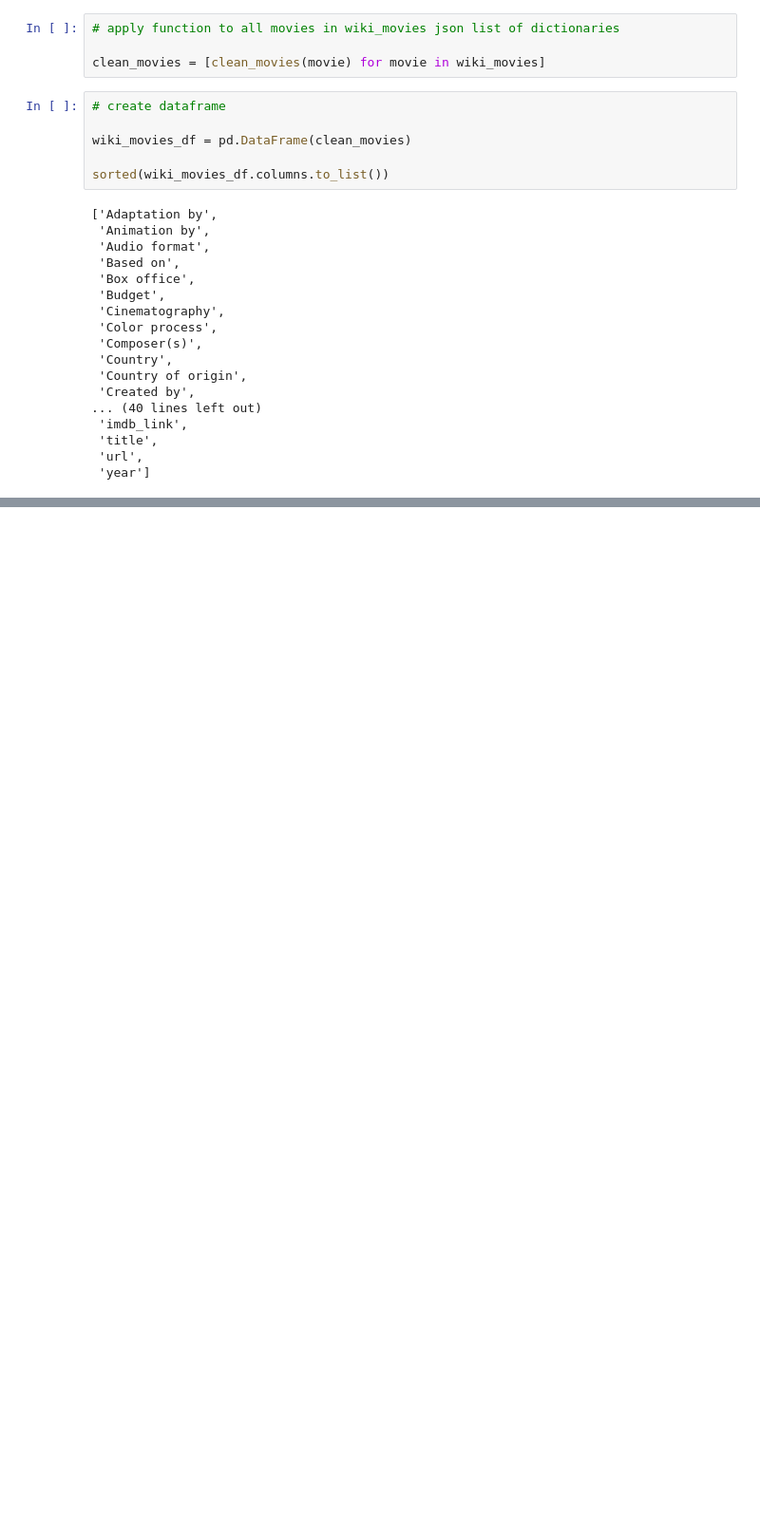
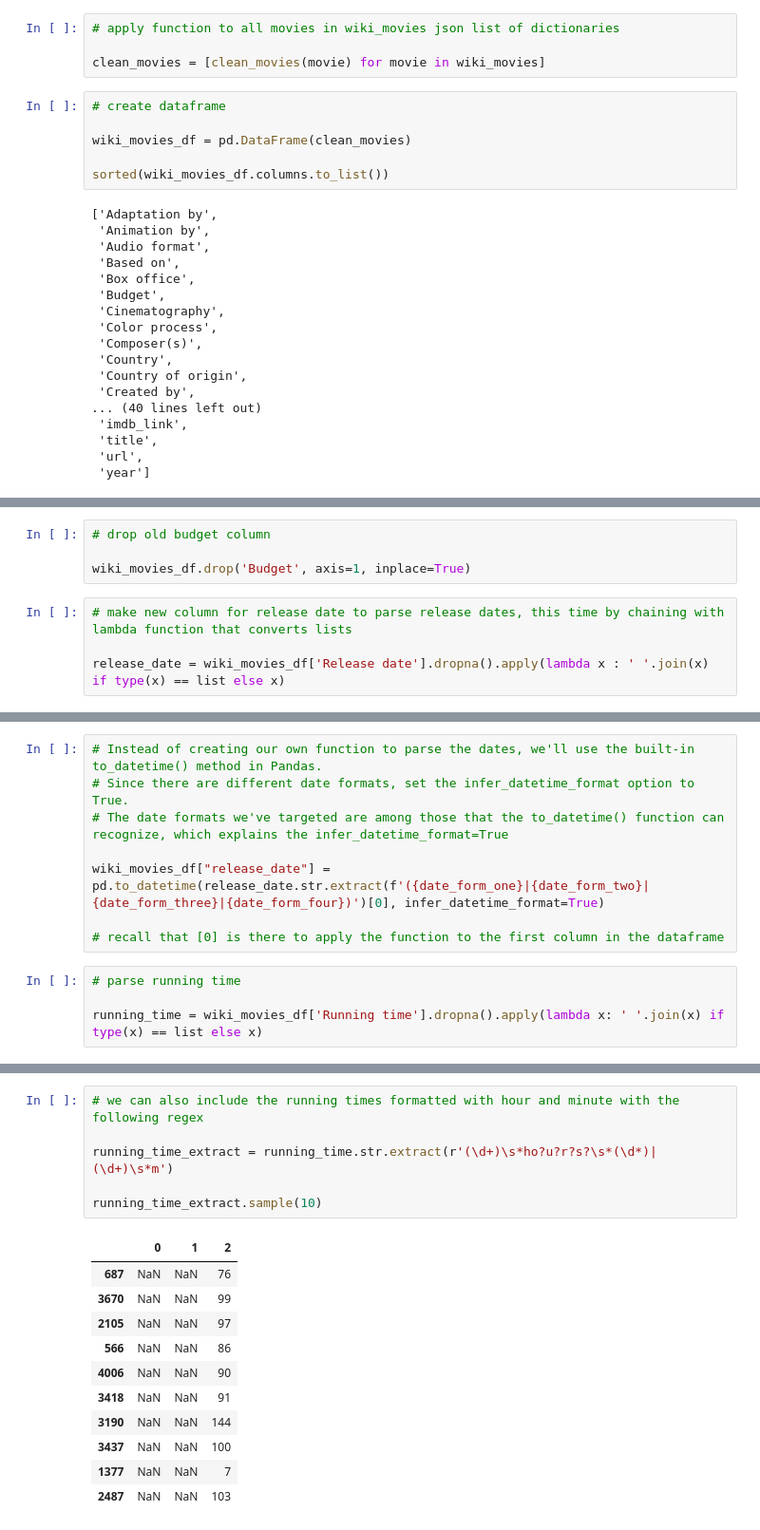
Before and after one commit to Andrew-Carlson/Movies-ETL, a Jupyter notebook: wiki_movies.ipynb, the cells around one changed output, grey strips where cells are left out. Shown at 95% size. Saved outputs shown, nothing was run; the diff lists cells and outputs as text; blank space fills up the shorter version.

```diff
--- a/wiki_movies.ipynb
+++ b/wiki_movies.ipynb
@@ -419,0 +917,8 @@ sorted(wiki_movies_df.columns.to_list())
+# %%
+# drop old budget column
+
+wiki_movies_df.drop('Budget', axis=1, inplace=True)
+# %%
+# make new column for release date to parse release dates, this time by chaining with lambda function that converts lists
+
+release_date = wiki_movies_df['Release date'].dropna().apply(lambda x : ' '.join(x) if type(x) == list else x)
@@ -419,0 +968,12 @@ sorted(wiki_movies_df.columns.to_list())
+# %%
+# Instead of creating our own function to parse the dates, we'll use the built-in to_datetime() method in Pandas.
+# Since there are different date formats, set the infer_datetime_format option to True.
+# The date formats we've targeted are among those that the to_datetime() function can recognize, which explains the infer_datetime_format=True
+
+wiki_movies_df["release_date"] = pd.to_datetime(release_date.str.extract(f'({date_form_one}|{date_form_two}|{date_form_three}|{date_form_four})')[0], infer_datetime_format=True)
+
+# recall that [0] is there to apply the function to the first column in the dataframe
+# %%
+# parse running time
+
+running_time = wiki_movies_df['Running time'].dropna().apply(lambda x: ' '.join(x) if type(x) == list else x)
@@ -419,0 +1042,18 @@ sorted(wiki_movies_df.columns.to_list())
+# %%
+# we can also include the running times formatted with hour and minute with the following regex
+
+running_time_extract = running_time.str.extract(r'(\d+)\s*ho?u?r?s?\s*(\d*)|(\d+)\s*m')
+
+running_time_extract.sample(10)
+# %% [output]
+|  | 0 | 1 | 2 |
+| 687 | NaN | NaN | 76 |
+| 3670 | NaN | NaN | 99 |
+| 2105 | NaN | NaN | 97 |
+| 566 | NaN | NaN | 86 |
+| 4006 | NaN | NaN | 90 |
+| 3418 | NaN | NaN | 91 |
+| 3190 | NaN | NaN | 144 |
+| 3437 | NaN | NaN | 100 |
+| 1377 | NaN | NaN | 7 |
+| 2487 | NaN | NaN | 103 |
```
Also changed, not shown: parts of 67 cells of this notebook.
